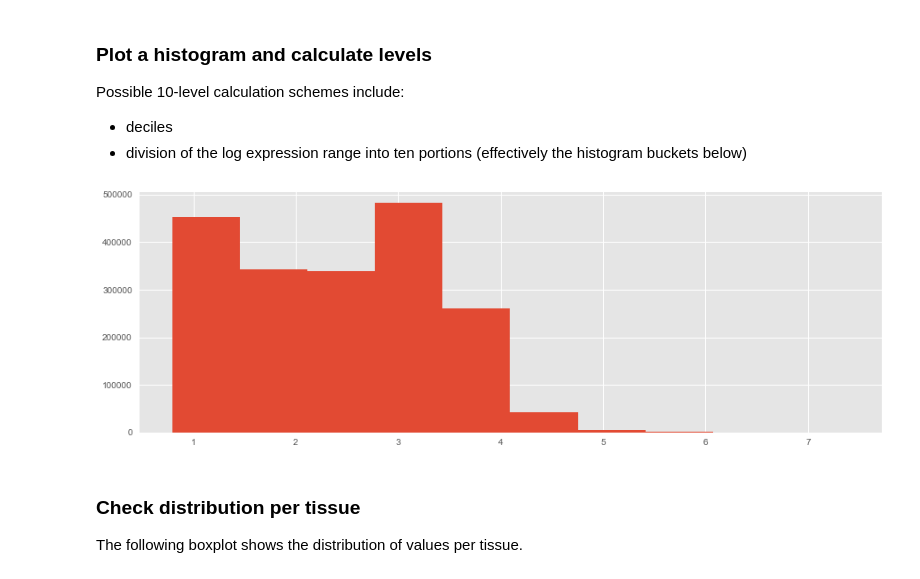
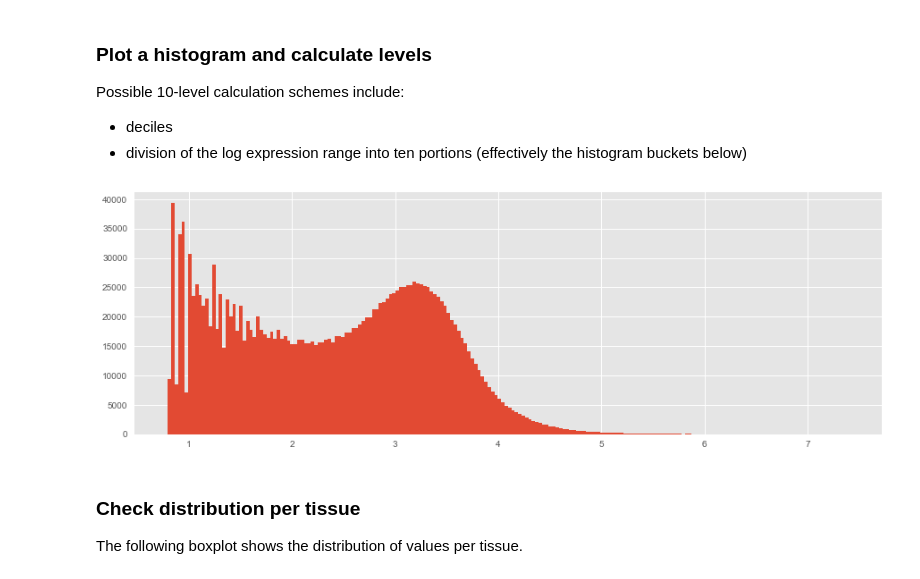
Before and after one commit to opentargets-archive/expression_analysis, a Jupyter notebook: rna_expression_analysis.ipynb, the cells around one changed output. Saved outputs shown, nothing was run; the diff lists cells and outputs as text; code cells hidden in the pictures.

Commit message:
Add more bins to initial histogram

```diff
--- a/rna_expression_analysis.ipynb
+++ b/rna_expression_analysis.ipynb
@@ -51,10 +51,10 @@ Possible 10-level calculation schemes include:
 * division of the log expression range into ten portions (effectively the histogram buckets below)
 # %%
 plt.figure(figsize=(15, 5))
-plt.hist(flat_threshold_log_expression)
+plt.hist(flat_threshold_log_expression, bins=200)
 plt.show()
 # %% [output]
-[figure, old version]
+[figure, new version]
 # %% [markdown]
 ### Check distribution per tissue
 The following boxplot shows the distribution of values per tissue.
```
